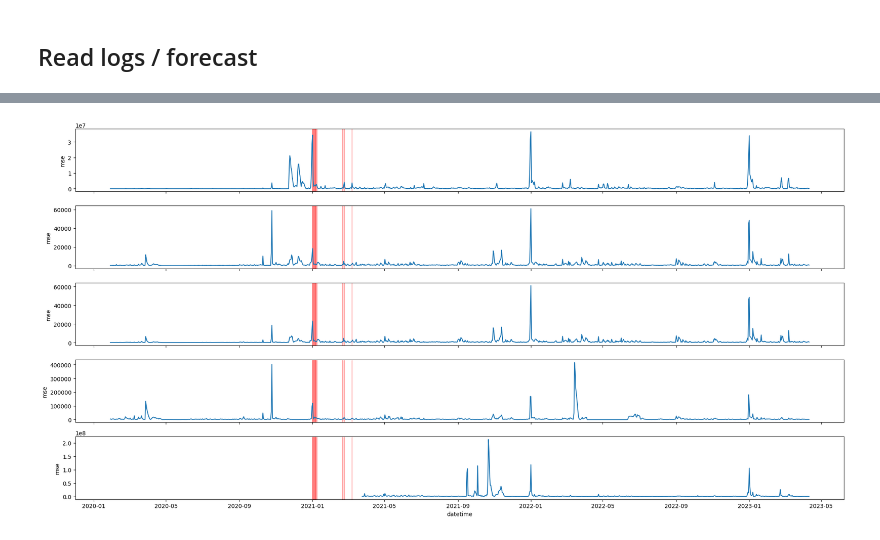
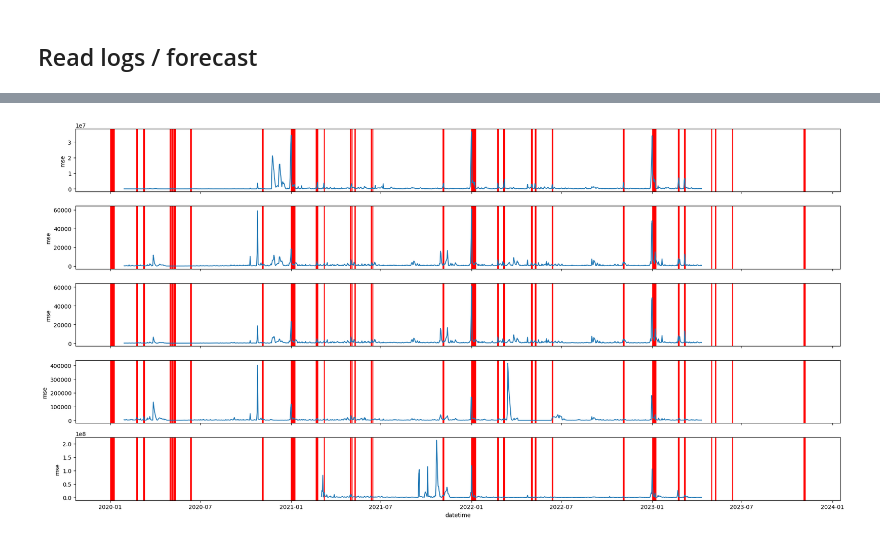
Before and after one commit to JosephFrancisTribbiani/ds, a Jupyter notebook: Tasks/ts_foracasting_model/evaluation.ipynb, the cells around one changed output, grey strips where cells are left out. Cells and saved outputs as stored; diff of their text form; code cells hidden in the pictures.

```diff
--- a/Tasks/ts_foracasting_model/evaluation.ipynb
+++ b/Tasks/ts_foracasting_model/evaluation.ipynb
@@ -118,6 +120,7 @@ def forecast(data: pd.DataFrame, model_params: dict = {}, roles: dict = {}, trai
 # %%
 logs = "./logs.txt"
 forecast_path = "./forecast.csv"
+holidays = pd.read_excel("./holidays.xlsx", parse_dates=[0]).rename(columns={"Дата": "datetime"})
 
 if os.path.exists(logs):
     os.remove(logs)
@@ -133,6 +136,7 @@ for metric_id in data.columns.drop("datetime"):
         seasonal_type="weekly",
         agg_f="median",
         model_type="multiplicative",
+        holidays=None,
     )
     forecast(data=data.loc[:, ["datetime", metric_id]], model_params=model_params, roles=roles, horizon=1, step=1, logs=logs, forecast_path=forecast_path)
 # %% [markdown]
@@ -176,0 +159,4 @@ holidays = {
+# %%
+# read holidays
+holidays = pd.read_excel("./holidays.xlsx", parse_dates=[0])
+holidays.head()
@@ -177,16 +170,16 @@ holidays = {
 # %%
 groups = log_results.groupby(by="metric_id")
 n_groups = len(groups)
 fig, ax = plt.subplots(nrows=n_groups, figsize=(20, 2*n_groups), sharex=True)
 for idx, (metric_id, metric_logs) in enumerate(groups):
     sns.lineplot(data=metric_logs, x="pred_start", y="mse", ax=ax[idx])
     ax[idx].set_xlabel("datetime")
 
-    for holiday_name, dates in holidays.items():
-        for date_from, date_to in dates:
-            ax[idx].axvspan(xmin=pd.Timestamp(date_from),
-                            xmax=pd.Timestamp(date_to), color="red", alpha=0.5)
+    for _, row in holidays.iterrows():
+        date_from, date_to = row["Дата"], row["Дата"] + pd.Timedelta(days=1)
+        ax[idx].axvspan(xmin=pd.Timestamp(date_from),
+                        xmax=pd.Timestamp(date_to), color="red")
 fig.tight_layout()
 fig.show();
 # %% [output]
-[figure, old version]
+[figure, new version]
```
Also changed, not shown: parts of 11 cells of this notebook, 23 other files.
